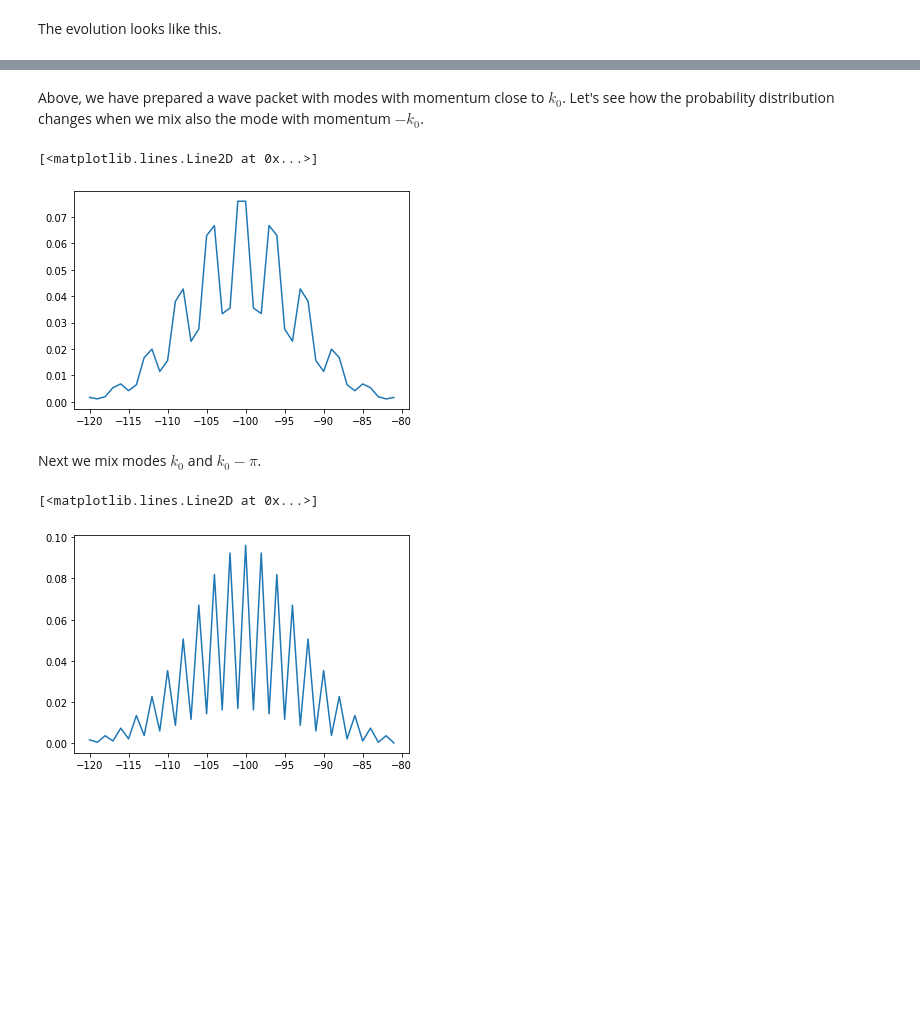
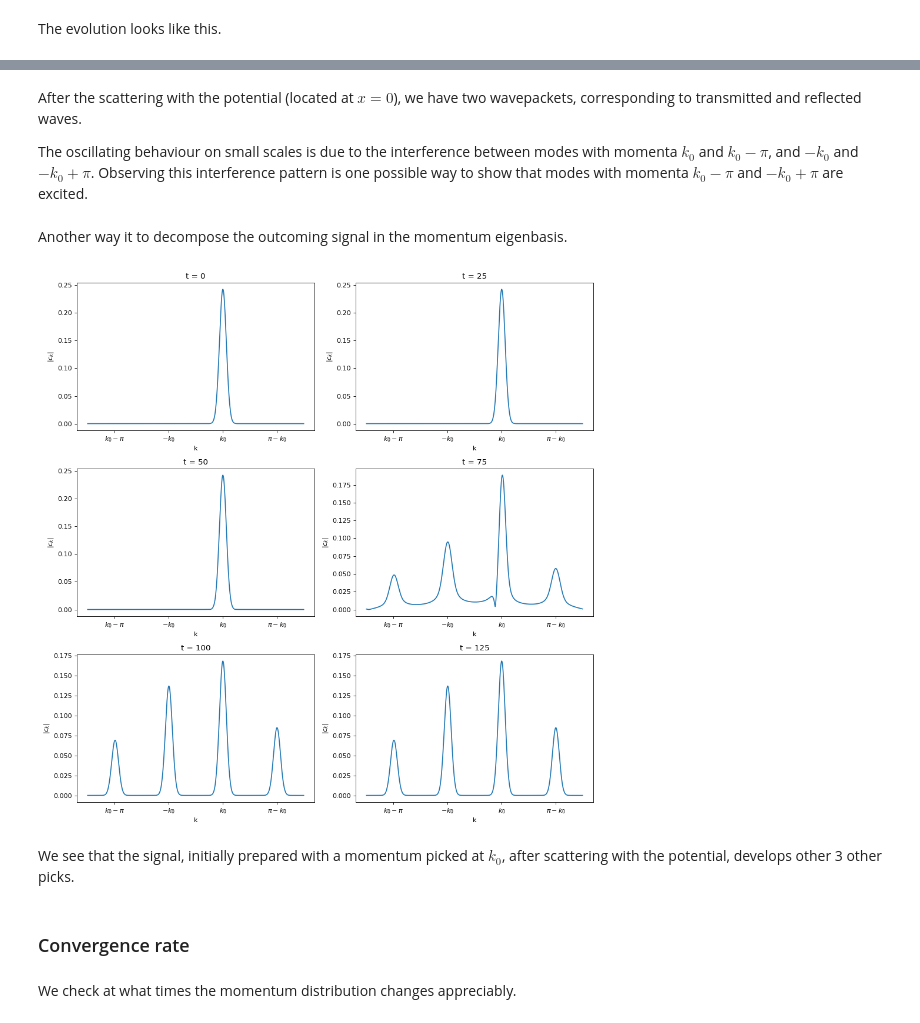
Before and after one commit to af-rotundo/qca, a Jupyter notebook: experiments.ipynb, the cells around one changed output, grey strips where cells are left out. Drawn from its saved outputs; the diff is of its cells as text; code cells hidden in the pictures; blank space fills up the shorter version.

```diff
--- a/experiments.ipynb
+++ b/experiments.ipynb
@@ -59,18 +70,50 @@ for _ in range(5):
 # %% [markdown]
-Above, we have prepared a wave packet with modes with momentum close to $k_0$. Let's see how the probability distribution changes when we mix also the mode with momentum $-k_0$.
+After the scattering with the potential (located at $x=0$), we have two wavepackets, corresponding to transmitted and reflected waves.
+
+The oscillating behaviour on small scales is due to the interference between modes with momenta $k_0$ and $k_0-\pi$, and $-k_0$ and $-k_0+\pi$. Observing this interference pattern is one possible way to show that modes with momenta $k_0-\pi$ and $-k_0+\pi$ are excited.
-# %%
-qw.psi = normalize(qw.wave_packet(k0=k0, sigma_k=sigma_k, x0=x0, sign=1)+qw.wave_packet(k0=-k0, sigma_k=sigma_k, x0=x0, sign=1))
-# %%
-qw.plot_x(-120, -80)
-# %% [output]
-[<matplotlib.lines.Line2D at 0x...>]
-[figure, removed]
-# %% [markdown]
-Next we mix modes $k_0$ and $k_0-\pi$.
-# %%
-qw.psi = normalize(qw.wave_packet(k0=k0, sigma_k=sigma_k, x0=x0, sign=1)+qw.wave_packet(k0=k0-np.pi, sigma_k=sigma_k, x0=x0, sign=1))
-# %%
-qw.plot_x(-120, -80)
-# %% [output]
-[<matplotlib.lines.Line2D at 0x...>]
-[figure, removed]
+# %% [markdown]
+Another way it to decompose the outcoming signal in the momentum eigenbasis.
+# %%
+def get_ck(psi, sign):
+    ck = []
+    for n in range(-L, L):
+            psi_k = normalize(qw.free_eigenfun(sign=sign, k=np.pi/L*n))
+            ck.append(psi.T.conj() @ psi_k)
+    return np.array(ck)
+
+def decompose_in_k(psi, k0):
+    ck_plus = get_ck(psi, sign=1)
+    ck_minus = get_ck(psi, sign=-1)
+    norm = sum(np.abs(ck_plus)**2) + sum(np.abs(ck_minus)**2)
+    assert abs(norm-1) < 1e-3, norm
+    plt.xlabel('k')
+    plt.ylabel(r'$\vert{c_k}\vert$')
+    plt.title('Mode decomposition')
+    plt.xticks([k0, k0-np.pi, -k0, -k0+np.pi], [r'$k_0$', r'$k_0-\pi$', r'$-k_0$', r'$\pi-k_0$'])
+    p = plt.plot(np.arange(-L, L)*np.pi/L, np.abs(ck_plus))
+    return p
+# %%
+k0 = np.pi/4
+sigma_k = 0.1
+x0 = -100
+qw.psi = normalize(qw.wave_packet(k0=k0, sigma_k=sigma_k, x0=x0, sign=1))
+fig = plt.figure(figsize=(12, 12), dpi=80)
+fig.add_subplot(3, 2, 1)
+decompose_in_k(qw.psi, k0)
+plt.title(f't = 0')
+steps = 5
+for i in range(steps):
+    qw.evolve(25)
+    fig.add_subplot(3, 2, i+2)
+    decompose_in_k(qw.psi, k0)
+    plt.title(f't = {25*(i+1)}')
+fig.tight_layout()
+plt.show()
+# %% [output]
+[figure, added]
+# %% [markdown]
+We see that the signal, initially prepared with a momentum picked at $k_0$, after scattering with the potential, develops other 3 other picks.
+# %% [markdown]
+### Convergence rate
+# %% [markdown]
+We check at what times the momentum distribution changes appreciably.
```
Also changed, not shown: parts of 36 cells of this notebook, 1 other file.
